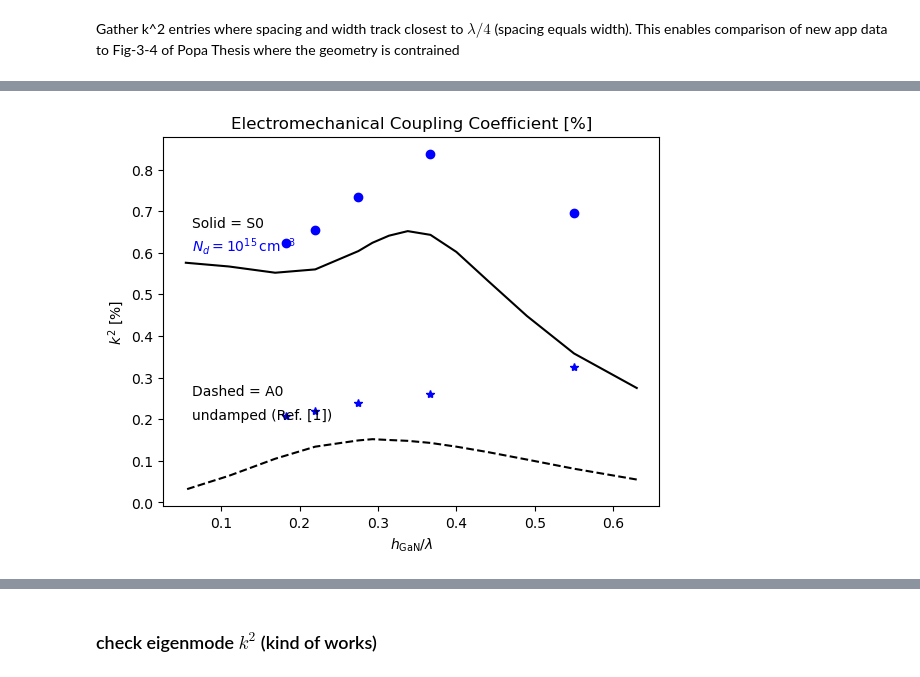
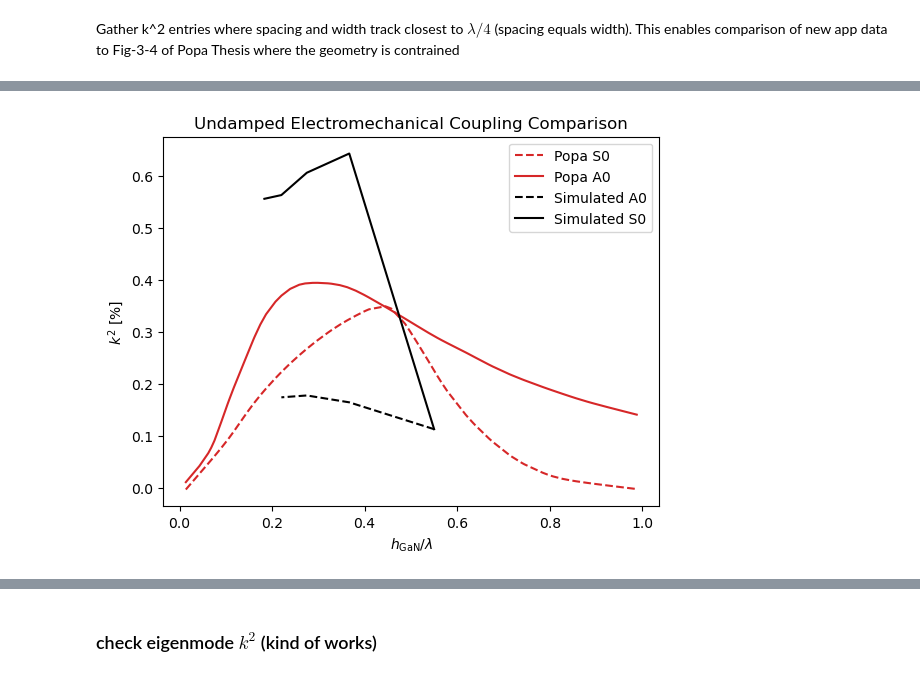
Before and after one commit to ninja-lab/Resonators, a Jupyter notebook: ComsolPlots3.ipynb, the cells around one changed output, grey strips where cells are left out. Drawn from its saved outputs; the diff is of its cells as text; code cells hidden in the pictures.

```diff
--- a/ComsolPlots3.ipynb
+++ b/ComsolPlots3.ipynb
@@ -84,3 +109,8 @@ undamped_data = {
     "Symmetric ksq%": [0.275, 0.358, 0.448, 0.533, 0.602, 0.643, 0.652,0.641,0.624,0.604,.56,.552,0.567,.576]
 }
 undamped_df = pd.DataFrame(undamped_data)
+# %%
+#import data/Popa5-4.csv
+popa_df = pd.read_csv('./data/Popa5-5.csv')
+popa_df = popa_df.rename(columns={'x': 'hGan/Lambda'})
+popa_df.head()
@@ -122,38 +184,80 @@ lambda_quarter_df
 # %%
+#Cell 197
+# Gather k^2 entries where spacing and width track closest to \lambda/4 (spacing approximately equals width).
 
+hGaN_um   = 4.4
 
-# keep only the relevant slice
-dfA0 = df[(df["width_um"]==width_sel) & (df["doping_idx"]==Nd_idx) & (df["mode_idx"] == 0)] .copy()
-dfS0 = df[(df["width_um"]==width_sel) & (df["doping_idx"]==Nd_idx) & (df["mode_idx"] == 1)] .copy()
+Nd_idx    = 0          # undamped / intrinsic
+closest_lambda_quarter = df[(df['k2_fd'].notna()) & (df['doping_idx'] == Nd_idx)].copy()
+closest_lambda_quarter['lambda_um'] = 2.0 * (closest_lambda_quarter['spacing_um'] + closest_lambda_quarter['width_um'])
+closest_lambda_quarter['hGaN/lambda'] = hGaN_um / closest_lambda_quarter['lambda_um']
+closest_lambda_quarter['width_spacing_err'] = (closest_lambda_quarter['width_um'] - closest_lambda_quarter['spacing_um']).abs()
 
-# NaN/Inf guard for each plot
-df_k2_A0 = dfA0[np.isfinite(dfA0['k2_fd'])].copy()
-df_k2_S0 = dfS0[np.isfinite(dfS0['k2_fd'])].copy()
+matching_err_threshold = 0.2  # width-spacing tolerance in um
+mode_label_map = {0: 'A0', 1: 'S0'}
+undamped_slice = closest_lambda_quarter[closest_lambda_quarter['width_spacing_err'] <= matching_err_threshold].copy()
+undamped_slice['mode_label'] = undamped_slice['mode_idx'].map(mode_label_map)
 
-# derive axes
-df_k2_A0["lambda_um"]     = 2.0*(df_k2_A0["spacing_um"] + df_k2_A0["width_um"])
-df_k2_A0['hGaN/lambda'] = hGaN_um / df_k2_A0["lambda_um"]
-df_k2_S0["lambda_um"]     = 2.0*(df_k2_S0["spacing_um"] + df_k2_S0["width_um"])
-df_k2_S0['hGaN/lambda'] = hGaN_um / df_k2_S0["lambda_um"]
+base_index = ['hGaN/lambda', 'lambda_um', 'width_um', 'spacing_um']
+undamped_k2_df = (
+    undamped_slice
+    .pivot_table(
+        index=base_index,
+        columns='mode_label',
+        values='k2_fd',
+        aggfunc='first'
+    )
+    .reset_index()
+    .rename_axis(None, axis=1)
+    .rename(columns={'A0': 'ksq_A0_fd_undamped', 'S0': 'ksq_S0_fd_undamped'})
+    .sort_values('lambda_um')
+)
+
+undamped_k2_df
+
 fig, ax = plt.subplots()
 
-# undamped curves are black, with black text stating 'undamped'
-# A0 modes are dashed, S0 modes are solid
+# Popa reference curves (Top vs. Bottom electrode versions)
+popa_columns = [
+    ('S0', 'tab:red', '--', 'Popa S0 '),
+    #('S0_be', 'tab:red', '-', 'Popa S0 (bottom electrode)'),
+    ('A0', 'tab:red', '-', 'Popa A0 '),
+    #('A0_be', 'tab:red', '-', 'Popa A0 (bottom electrode)'),
+    #('S0_be', 'k', '--', 'Popa S0 (bottom electrode)'),
+    #('A0_be', 'gray', '--', 'Popa A0 (bottom electrode)'),
+]
+for column, color, linestyle, label in popa_columns:
+    if column in popa_df.columns:
+        ax.plot(
+            popa_df['hGan/Lambda'],
+            popa_df[column],
+            color=color,
+            linestyle=linestyle,
+            label=label
+        )
 
-ax.plot(lambda_quarter_df["hGaN/lambda"], lambda_quarter_df["ksq_A0"], color='b', linestyle='none', marker='*')#, label = r'$k^2 [\%]$')
-ax.plot(lambda_quarter_df["hGaN/lambda"], lambda_quarter_df["ksq_S0"], color='b', linestyle='none', marker='o')#, label = r'$k^2 [\%]$')
+# Simulation (undamped) curves
+ax.plot(
+    undamped_k2_df['hGaN/lambda'],
+    undamped_k2_df['ksq_A0_fd_undamped'],
+    color='k',
+    linestyle='--',
+    #marker='o',
+    label='Simulated A0'
 
-ax.plot(undamped_df["hGan/Lambda"], undamped_df["Antisymmetric ksq%"], color='k', linestyle='--')#, label = r'$k^2 [\%]$')
-ax.plot(undamped_df["hGan/Lambda"], undamped_df["Symmetric ksq%"], color='k', linestyle='-')#, label = r'$k^2 [\%]$')
-# Annotations
-# Nd annotations in figure coordinates (left, midway up)
+)
+ax.plot(
+    undamped_k2_df['hGaN/lambda'],
+    undamped_k2_df['ksq_S0_fd_undamped'],
+    color='k',
+    linestyle='-',
+    #marker='s',
+    label='Simulated S0'
 
-ax.annotate(r'$N_d = 10^{15} \,\text{cm}^{-3}$', xy=(0.15, 0.65), xycoords='figure fraction', color='b', fontsize=10)
-ax.annotate('undamped (Ref. [1])', xy=(0.15, 0.3), xycoords='figure fraction', color='k', fontsize=10)
-# Mode annotations
-ax.annotate('Dashed = A0', xy=(0.15, 0.35), xycoords='figure fraction', color='k', fontsize=10)
-ax.annotate('Solid = S0', xy=(0.15, 0.7), xycoords='figure fraction', color='k', fontsize=10)
+)
+
 ax.set_xlabel(r'$h_{\mathrm{GaN}}/\lambda$')
-ax.set_title('Electromechanical Coupling Coefficient [%]')
+ax.set_title('Undamped Electromechanical Coupling Comparison')
 ax.set_ylabel(r'$k^2$ [%]')
+ax.legend(loc='best')
 # %% [output]
@@ -161 +265 @@ Text(0, 0.5, '$k^2$ [%]')
-[figure, old version]
+[figure, new version]
```
Also changed, not shown: parts of 14 cells of this notebook, 20 other files.
